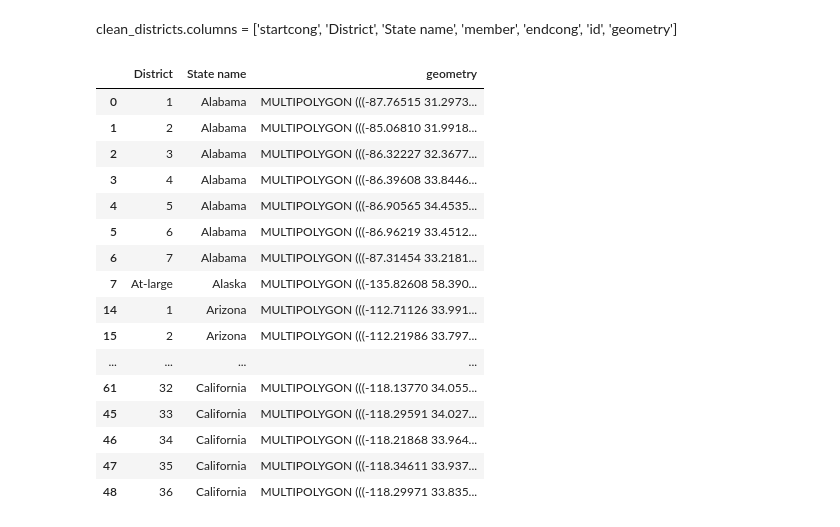
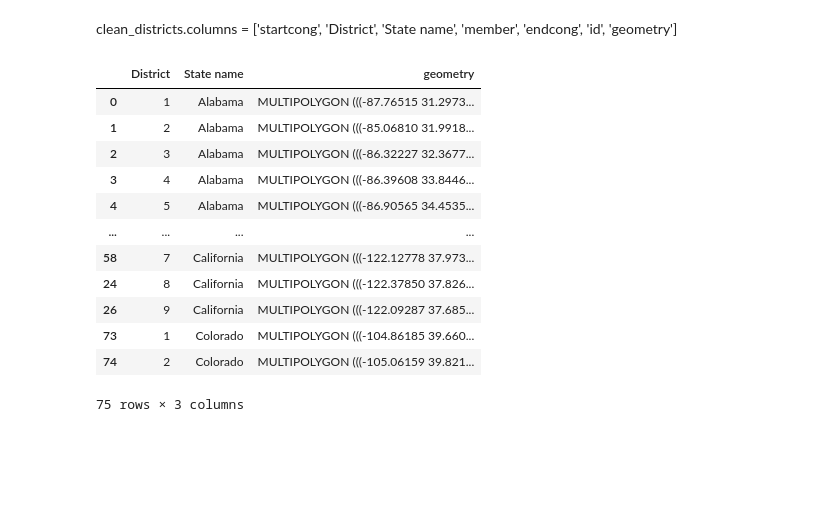
Before and after one commit to tthoang/Reading-Between-the-Gerrymandered-Lines, a Jupyter notebook: notebooks/demographics_eda.ipynb, the cells around one changed output. Drawn from its saved outputs; the diff is of its cells as text; code cells hidden in the pictures; blank space fills up the shorter version.

Commit message:
clean map data

```diff
--- a/notebooks/demographics_eda.ipynb
+++ b/notebooks/demographics_eda.ipynb
@@ -1581,25 +1615,21 @@ clean_districts.columns = ['startcong', 'District', 'State name', 'member', 'end
        'geometry']
 # %%
 #clean_districts.sort_index()
-clean_districts.head(50)
+clean_districts.head(75)
 # %% [output]
 |  | District | State name | geometry |
 | 0 | 1 | Alabama | MULTIPOLYGON (((-87.76515 31.2973... |
 | 1 | 2 | Alabama | MULTIPOLYGON (((-85.06810 31.9918... |
 | 2 | 3 | Alabama | MULTIPOLYGON (((-86.32227 32.3677... |
 | 3 | 4 | Alabama | MULTIPOLYGON (((-86.39608 33.8446... |
 | 4 | 5 | Alabama | MULTIPOLYGON (((-86.90565 34.4535... |
-| 5 | 6 | Alabama | MULTIPOLYGON (((-86.96219 33.4512... |
-| 6 | 7 | Alabama | MULTIPOLYGON (((-87.31454 33.2181... |
-| 7 | At-large | Alaska | MULTIPOLYGON (((-135.82608 58.390... |
-| 14 | 1 | Arizona | MULTIPOLYGON (((-112.71126 33.991... |
-| 15 | 2 | Arizona | MULTIPOLYGON (((-112.21986 33.797... |
 | ... | ... | ... | ... |
-| 61 | 32 | California | MULTIPOLYGON (((-118.13770 34.055... |
-| 45 | 33 | California | MULTIPOLYGON (((-118.29591 34.027... |
-| 46 | 34 | California | MULTIPOLYGON (((-118.21868 33.964... |
-| 47 | 35 | California | MULTIPOLYGON (((-118.34611 33.937... |
-| 48 | 36 | California | MULTIPOLYGON (((-118.29971 33.835... |
+| 58 | 7 | California | MULTIPOLYGON (((-122.12778 37.973... |
+| 24 | 8 | California | MULTIPOLYGON (((-122.37850 37.826... |
+| 26 | 9 | California | MULTIPOLYGON (((-122.09287 37.685... |
+| 73 | 1 | Colorado | MULTIPOLYGON (((-104.86185 39.660... |
+| 74 | 2 | Colorado | MULTIPOLYGON (((-105.06159 39.821... |
+75 rows × 3 columns
 # %%
 #map_districts = pd.merge(clean_districts, race_desc, on = ['District', 'State name'])
 #new_df = pd.merge(A_df, B_df,  how='left', left_on=['A_c1','c2'], right_on = ['B_c1','c2'])
```
Also changed, not shown: parts of 13 cells of this notebook.
